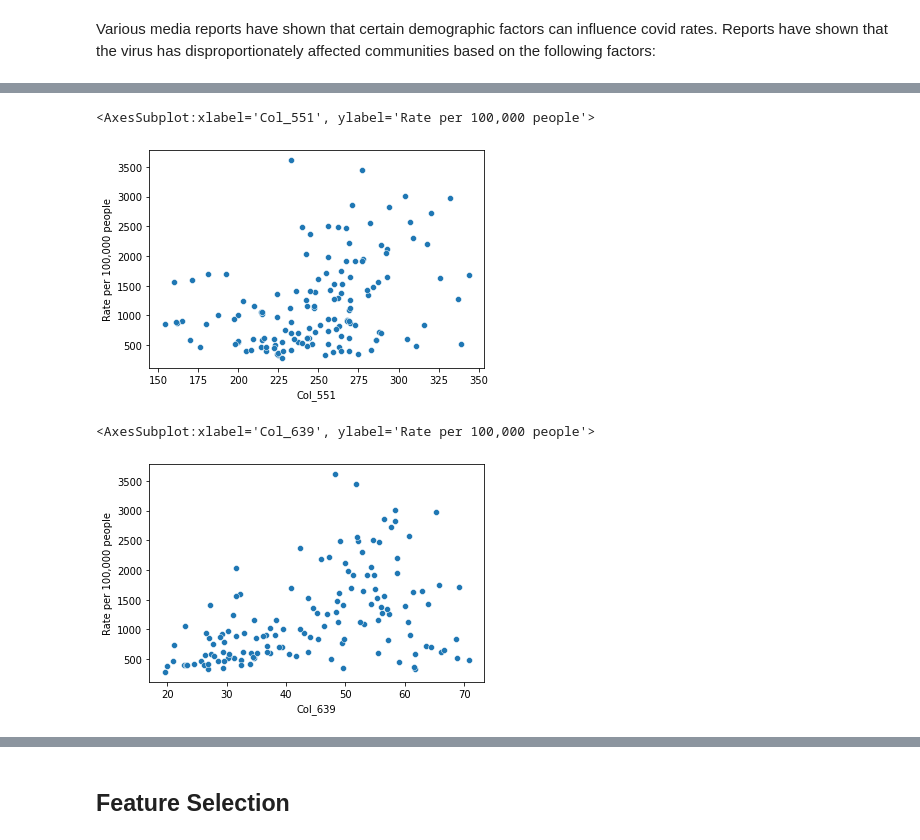
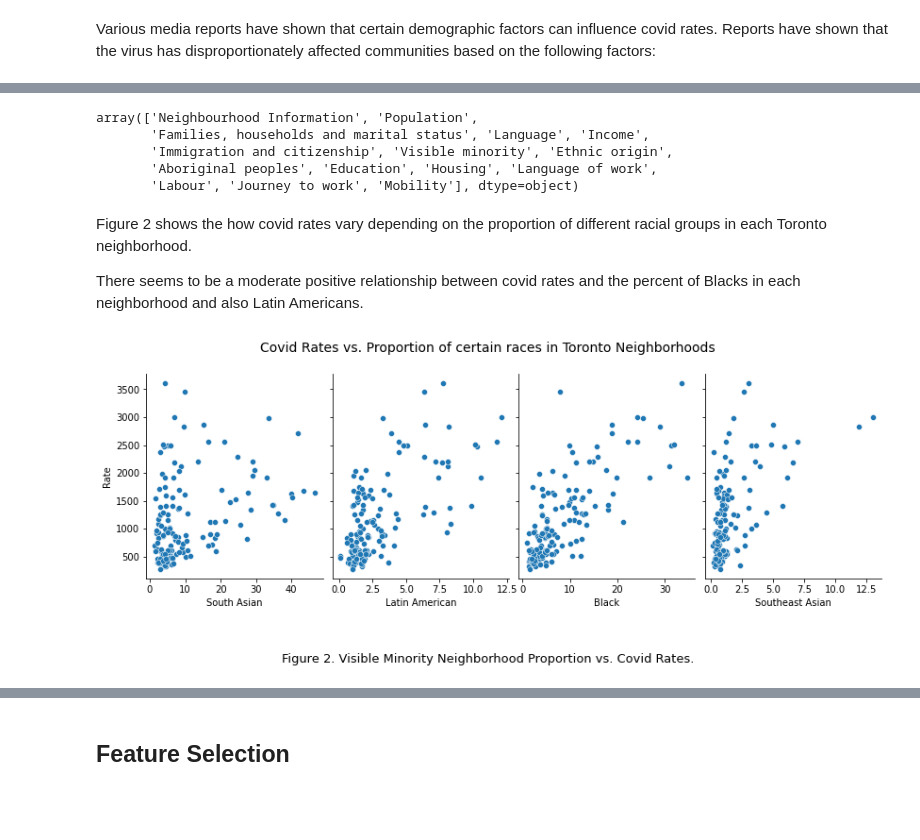
Before and after one commit to alexeimarcilio/GBC, a Jupyter notebook: LR_Project/CovidTO.ipynb, the cells around one changed output, grey strips where cells are left out. Saved outputs shown, nothing was run; the diff lists cells and outputs as text; code cells hidden in the pictures; blank space fills up the shorter version.

```diff
--- a/LR_Project/CovidTO.ipynb
+++ b/LR_Project/CovidTO.ipynb
@@ -313,15 +191,33 @@ sns.scatterplot(data=df, x='Col_1764',y='Rate per 100,000 people')
-# %%
-# Average Houseghold size
-df = NeighCases[['Col_551','Rate per 100,000 people']]
-
-sns.scatterplot(data=df, x='Col_551',y='Rate per 100,000 people')
-# %% [output]
-<AxesSubplot:xlabel='Col_551', ylabel='Rate per 100,000 people'>
-[figure, removed]
-# %%
-# Immigrant
-df = NeighCases[['Col_639','Rate per 100,000 people']]
-sns.scatterplot(data=df, x='Col_639',y='Rate per 100,000 people')
-# %% [output]
-<AxesSubplot:xlabel='Col_639', ylabel='Rate per 100,000 people'>
-[figure, removed]
+# %%
+colNames.Category.unique()
+# %% [output]
+array(['Neighbourhood Information', 'Population',
+       'Families, households and marital status', 'Language', 'Income',
+       'Immigration and citizenship', 'Visible minority', 'Ethnic origin',
+       'Aboriginal peoples', 'Education', 'Housing', 'Language of work',
+       'Labour', 'Journey to work', 'Mobility'], dtype=object)
+# %% [markdown]
+Figure 2 shows the how covid rates vary depending on the proportion of different racial groups in each Toronto neighborhood.
+
+There seems to be a moderate positive relationship between covid rates and the percent of Blacks in each neighborhood and also Latin Americans.
+# %%
+# Let's look at the top 5 visible minority categories
+df = NeighCases[colNames[colNames['Category'] == 'Visible minority'].index]
+df = df.rename(columns={"Col_1266": "Visible Minority", "Col_1267": "South Asian",
+                  "Col_1077": "Latin American", "Col_1269": "Black", "Col_1272": "Southeast Asian"})
+df['Rate'] = NeighCases['Rate per 100,000 people']
+df = df[["South Asian", "Latin American", "Black", "Southeast Asian","Rate"]]
+# Create the pairplot
+ax = sns.pairplot(data=df,
+            x_vars=["South Asian", "Latin American", "Black", "Southeast Asian"],
+            y_vars=['Rate'], diag_kind=None);
+# Add titles
+ax.fig.suptitle("Covid Rates vs. Proportion of certain races in Toronto Neighborhoods", y=1.08, fontsize=14) # y= some height>1
+txt="Figure 2. Visible Minority Neighborhood Proportion vs. Covid Rates."
+# plt.title("The proportion of selected visible minority groups in Toronto neighborhoods vs. Covid Rates", loc="left");
+# Set the size
+ax.fig.set_size_inches(12,4)
+# Add the figure text below
+plt.figtext(0.5, -0.1, txt, wrap=True, horizontalalignment='center', fontsize=13);
+# %% [output]
+[figure, added]
```
Also changed, not shown: parts of 166 cells of this notebook.
